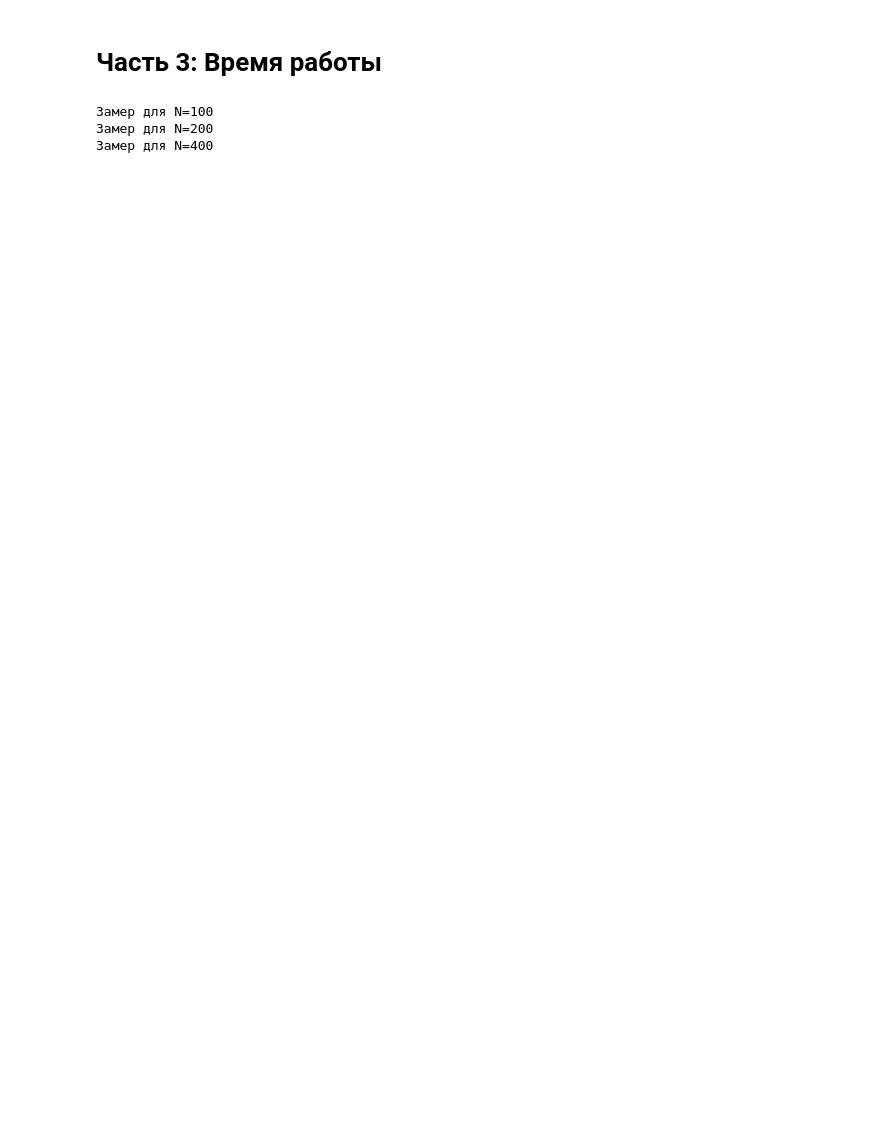
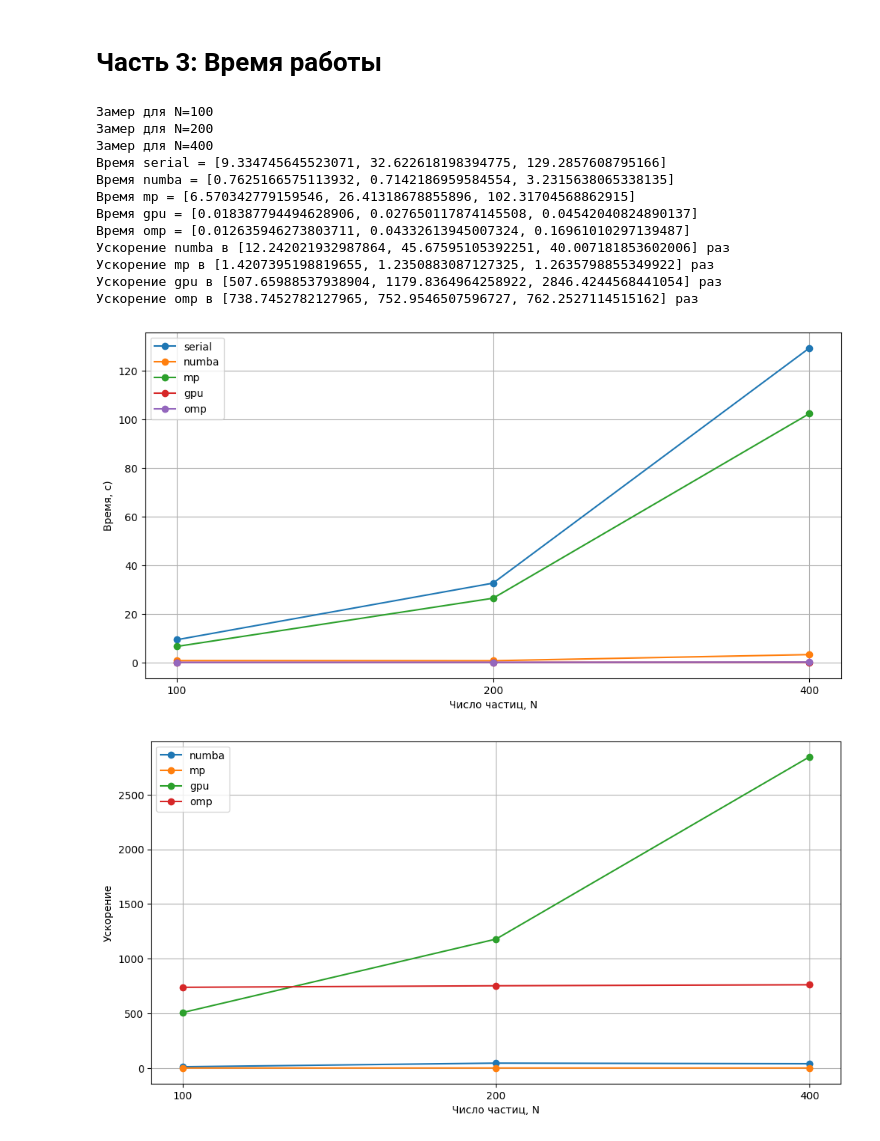
Before and after one commit to Pisarenkova/KT_2025, a Jupyter notebook: verlet.ipynb, the cells around one changed output. Drawn from its saved outputs; the diff is of its cells as text; code cells hidden in the pictures; blank space fills up the shorter version.

```diff
--- a/verlet.ipynb
+++ b/verlet.ipynb
@@ -766,17 +612,18 @@ def benchmark_methods(N_values, dt=86400, steps=100):
         t_serial1 = time.time() - start
         # results['serial1'].append(t_serial)
 
-        start = time.time()
-        verlet_serial(pos.copy(), vel.copy(), masses.copy(), dt, steps)
-        t_serial2 = time.time() - start
-        # results['serial2'].append(t_serial)
+        # start = time.time()
+        # verlet_serial(pos.copy(), vel.copy(), masses.copy(), dt, steps)
+        # t_serial2 = time.time() - start
+        # # results['serial2'].append(t_serial)
 
-        start = time.time()
-        verlet_serial(pos.copy(), vel.copy(), masses.copy(), dt, steps)
-        t_serial3 = time.time() - start
-        # results['serial3'].append(t_serial)
+        # start = time.time()
+        # verlet_serial(pos.copy(), vel.copy(), masses.copy(), dt, steps)
+        # t_serial3 = time.time() - start
+        # # results['serial3'].append(t_serial)
 
-        t_serial = (t_serial1+t_serial2+t_serial3)/3
+        # t_serial = (t_serial1+t_serial2+t_serial3)/3
+        t_serial = t_serial1
         results['serial'].append(t_serial)
 
 
@@ -805,15 +652,16 @@ def benchmark_methods(N_values, dt=86400, steps=100):
         verlet_mp(pos.copy(), vel.copy(), masses.copy(), dt, steps)
         t_mp1 = time.time() - start
 
-        start = time.time()
-        verlet_mp(pos.copy(), vel.copy(), masses.copy(), dt, steps)
-        t_mp2 = time.time() - start
+        # start = time.time()
+        # verlet_mp(pos.copy(), vel.copy(), masses.copy(), dt, steps)
+        # t_mp2 = time.time() - start
 
-        start = time.time()
-        verlet_mp(pos.copy(), vel.copy(), masses.copy(), dt, steps)
-        t_mp3 = time.time() - start
+        # start = time.time()
+        # verlet_mp(pos.copy(), vel.copy(), masses.copy(), dt, steps)
+        # t_mp3 = time.time() - start
 
-        t_mp = (t_mp1+t_mp2+t_mp3)/3
+        # t_mp = (t_mp1+t_mp2+t_mp3)/3
+        t_mp = t_mp1
         results['mp'].append(t_mp)
         speedups['mp'].append(t_serial / t_mp)
 
@@ -861,32 +709,53 @@ for method in ['serial', 'numba', 'mp', 'gpu', 'omp']:
     if method in results:
       print(f'Время {method} = {results[method]}')
 
 for method in ['numba', 'mp', 'gpu', 'omp']:
     if method in results:
       print(f'Ускорение {method} в {speedups[method]} раз')
 
+
+x_positions = range(len(N_values))
+
+
 plt.figure(figsize=(12, 6))
 for method in ['serial', 'numba', 'mp', 'gpu', 'omp']:
     if method in results:
-        plt.plot(N_values, results[method], 'o-', label=method)
+        # plt.plot(N_values, results[method], 'o-', label=method)
+        plt.plot(x_positions, results[method], 'o-', label=method)
 
 plt.xlabel('Число частиц, N')
 plt.ylabel('Время, с)')
+plt.xticks(x_positions, N_values)
 # plt.yscale('log')
 plt.legend()
 plt.grid(True)
+plt.savefig('execution_time.png')
 plt.show()
 
 plt.figure(figsize=(12, 6))
 for method in ['numba', 'mp', 'gpu', 'omp']:
     if method in speedups:
-        plt.plot(N_values, speedups[method], 'o-', label=method)
+        # plt.plot(N_values, speedups[method], 'o-', label=method)
+        plt.plot(x_positions, speedups[method], 'o-', label=method)
 plt.xlabel('Число частиц, N')
 plt.ylabel('Ускорение')
+plt.xticks(x_positions, N_values)
 plt.legend()
 plt.grid(True)
+plt.savefig('speedup.png')
 plt.show()
 # %% [output]
 Замер для N=100
 Замер для N=200
 Замер для N=400
+Время serial = [9.334745645523071, 32.622618198394775, 129.2857608795166]
+Время numba = [0.7625166575113932, 0.7142186959584554, 3.2315638065338135]
+Время mp = [6.570342779159546, 26.41318678855896, 102.31704568862915]
+Время gpu = [0.018387794494628906, 0.027650117874145508, 0.04542040824890137]
+Время omp = [0.012635946273803711, 0.04332613945007324, 0.16961010297139487]
+Ускорение numba в [12.242021932987864, 45.67595105392251, 40.007181853602006] раз
+Ускорение mp в [1.4207395198819655, 1.2350883087127325, 1.2635798855349922] раз
+Ускорение gpu в [507.65988537938904, 1179.8364964258922, 2846.4244568441054] раз
+Ускорение omp в [738.7452782127965, 752.9546507596727, 762.2527114515162] раз
+[figure, added]
+[figure, added]
```
Also changed, not shown: parts of 5 cells of this notebook.
